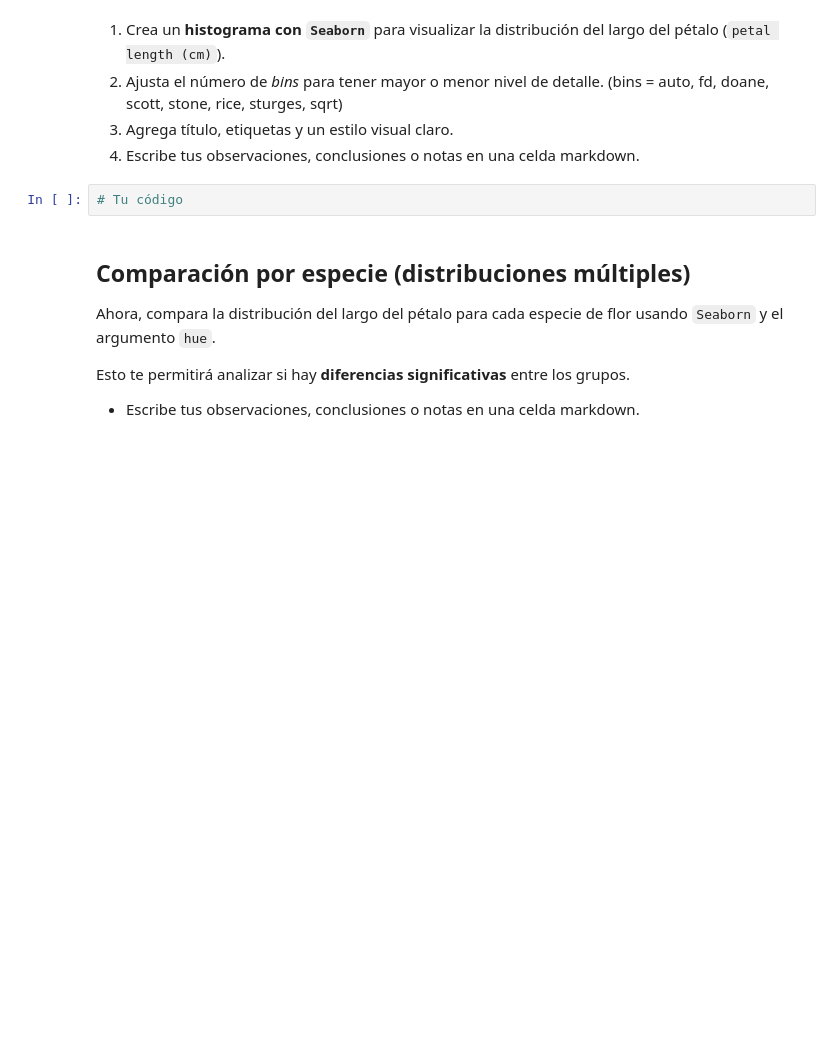
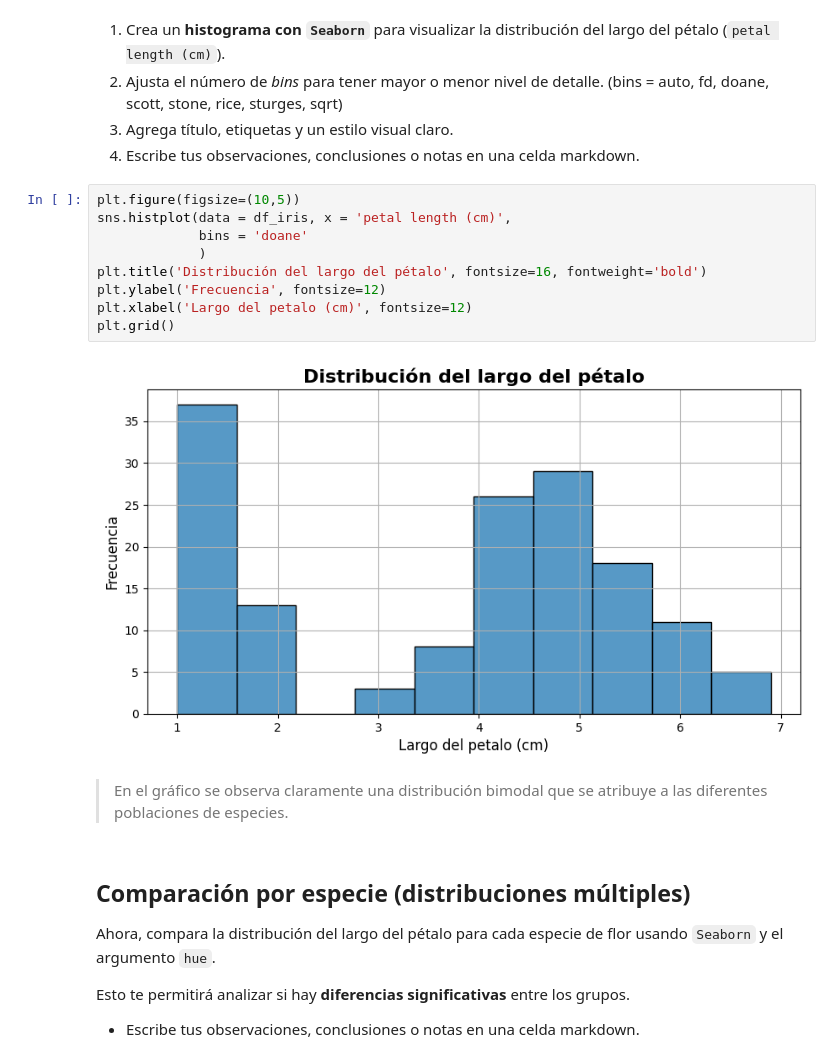
Before and after one commit to 4GeeksAcademy/CarlosRestrepo-visualization-matplot-and-seaborn, a Jupyter notebook: 03-project-visualization.ipynb, the cells around one changed output. Cells and saved outputs as stored; diff of their text form; blank space fills up the shorter version.

```diff
--- a/03-project-visualization.ipynb
+++ b/03-project-visualization.ipynb
@@ -243,7 +260,18 @@ df_iris.head()
 3. Agrega título, etiquetas y un estilo visual claro.
 4. Escribe tus observaciones, conclusiones o notas en una celda markdown.
 # %%
-# Tu código
+plt.figure(figsize=(10,5))
+sns.histplot(data = df_iris, x = 'petal length (cm)',
+             bins = 'doane'
+             )
+plt.title('Distribución del largo del pétalo', fontsize=16, fontweight='bold')
+plt.ylabel('Frecuencia', fontsize=12)
+plt.xlabel('Largo del petalo (cm)', fontsize=12)
+plt.grid()
+# %% [output]
+[figure, added]
+# %% [markdown]
+> En el gráfico se observa claramente una distribución bimodal que se atribuye a las diferentes poblaciones de especies.
 # %% [markdown]
 ## Comparación por especie (distribuciones múltiples)
 
```
Also changed, not shown: parts of 20 cells of this notebook.
